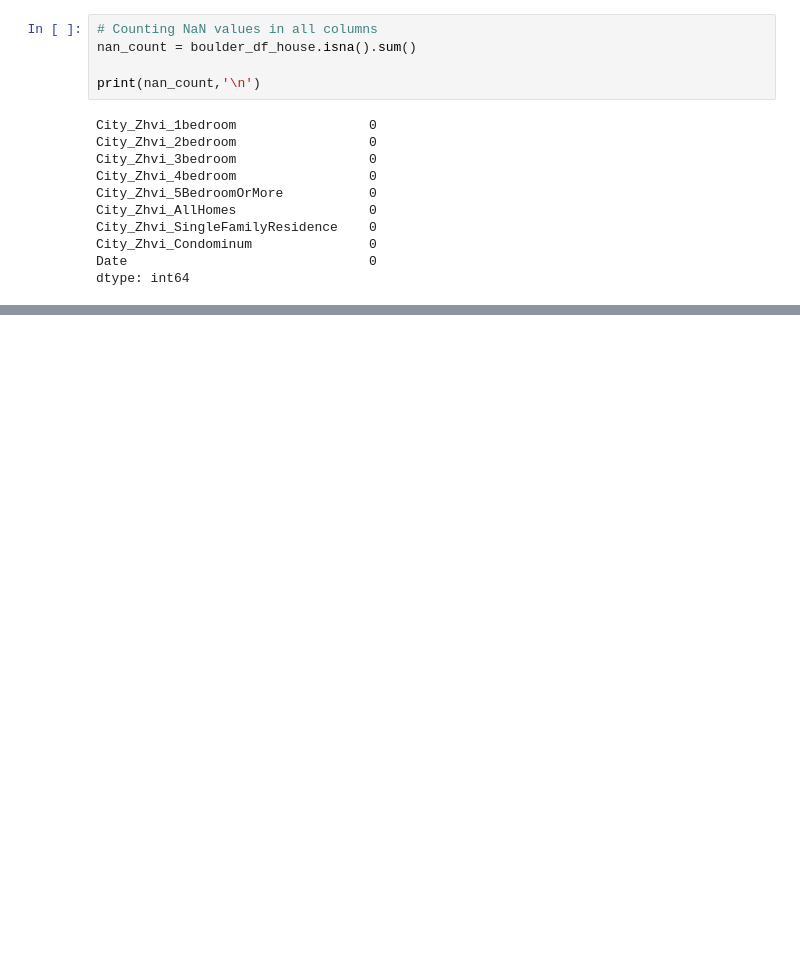
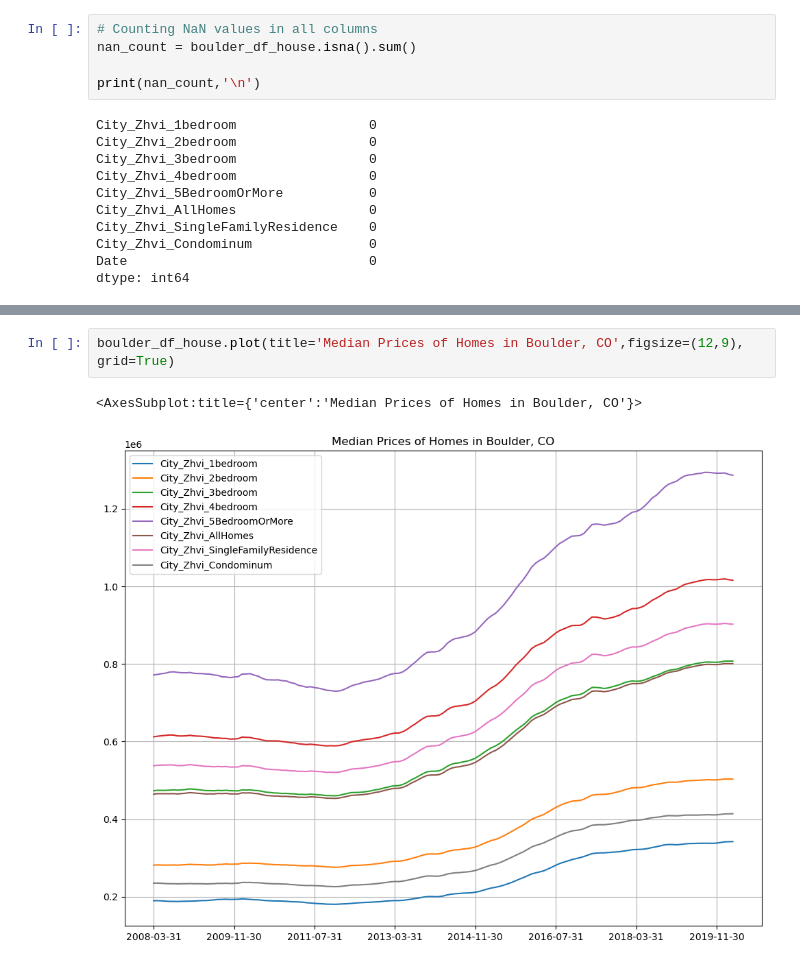
Before and after one commit to SUPERINTIALD/CSCI_4502_5502_Data_Mining_Final_Project, a Jupyter notebook: mineydiney.ipynb, the cells around one changed output, grey strips where cells are left out. Cells and saved outputs as stored; diff of their text form; blank space fills up the shorter version.

```diff
--- a/mineydiney.ipynb
+++ b/mineydiney.ipynb
@@ -417,0 +436,5 @@ boulder_df_rental.plot(title='Median Prices of Homes and Rental Units in Boulder
+# %%
+boulder_df_house.plot(title='Median Prices of Homes in Boulder, CO',figsize=(12,9), grid=True)
+# %% [output]
+<AxesSubplot:title={'center':'Median Prices of Homes in Boulder, CO'}>
+[figure, added]
```
Also changed, not shown: parts of 6 cells of this notebook.
